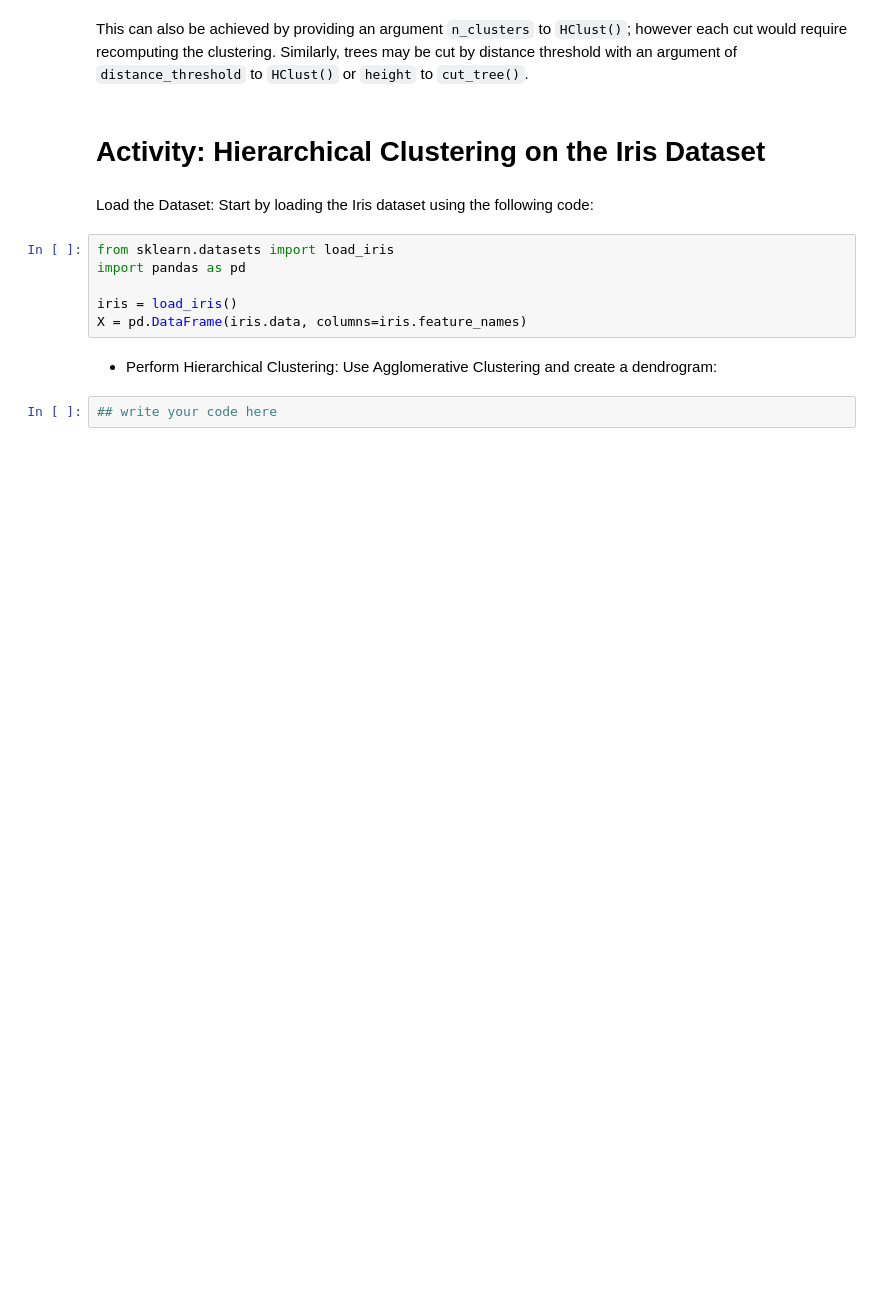
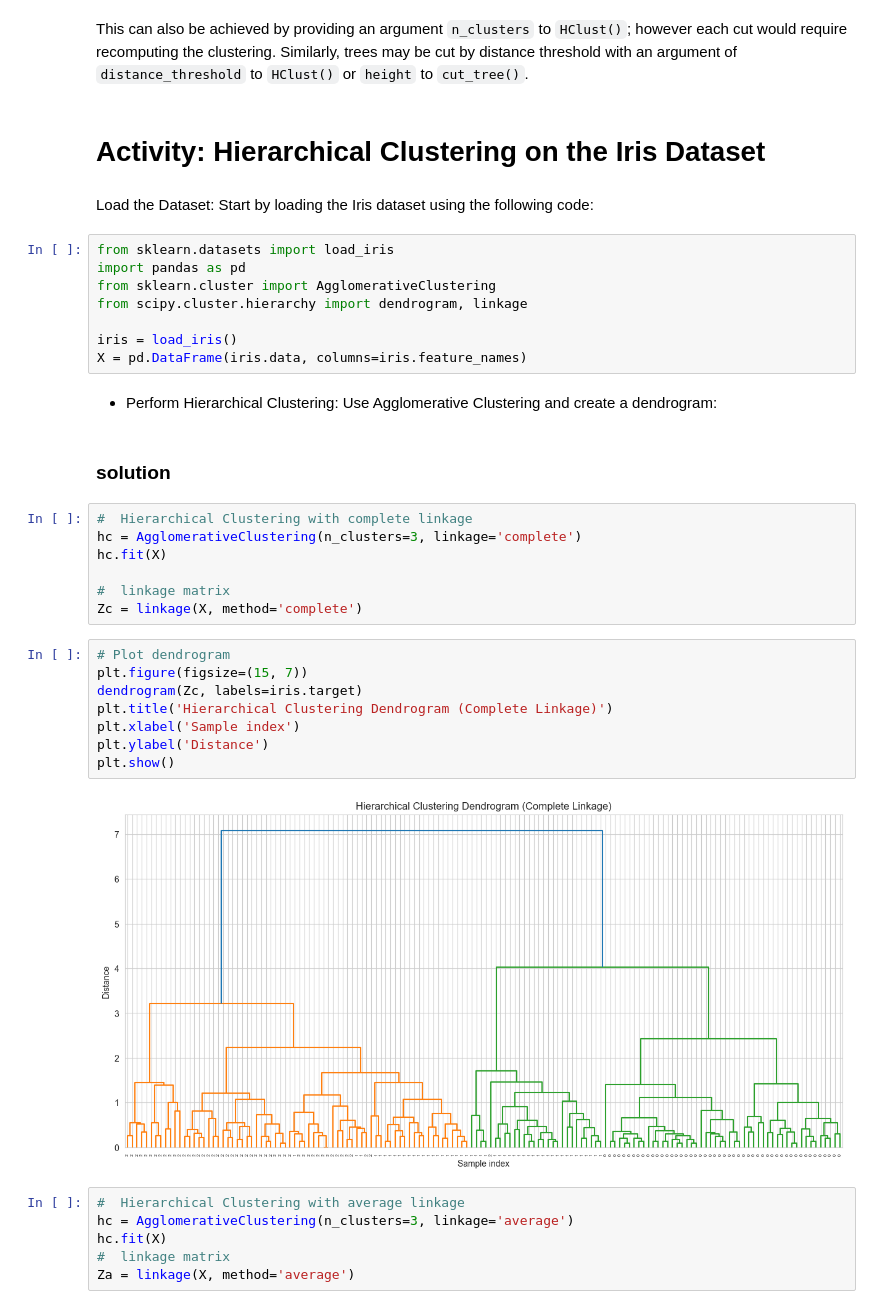
Before and after one commit to AIwaziri/Ai-305-LAB-ML, a Jupyter notebook: LAB11/K mean lab -WAZIRI.ipynb, the cells around one changed output. Cells and saved outputs as stored; diff of their text form; blank space fills up the shorter version.

```diff
--- a/LAB11/K mean lab -WAZIRI.ipynb
+++ b/LAB11/K mean lab -WAZIRI.ipynb
@@ -303,10 +332,35 @@ Load the Dataset: Start by loading the Iris dataset using the following code:
 # %%
 from sklearn.datasets import load_iris
 import pandas as pd
+from sklearn.cluster import AgglomerativeClustering
+from scipy.cluster.hierarchy import dendrogram, linkage
 
 iris = load_iris()
 X = pd.DataFrame(iris.data, columns=iris.feature_names)
 # %% [markdown]
 - Perform Hierarchical Clustering: Use Agglomerative Clustering and create a dendrogram:
+# %% [markdown]
+### solution
 # %%
-## write your code here
+#  Hierarchical Clustering with complete linkage
+hc = AgglomerativeClustering(n_clusters=3, linkage='complete')
+hc.fit(X)
+
+#  linkage matrix
+Zc = linkage(X, method='complete')
+# %%
+# Plot dendrogram
+plt.figure(figsize=(15, 7))
+dendrogram(Zc, labels=iris.target)
+plt.title('Hierarchical Clustering Dendrogram (Complete Linkage)')
+plt.xlabel('Sample index')
+plt.ylabel('Distance')
+plt.show()
+# %% [output]
+[figure, added]
+# %%
+#  Hierarchical Clustering with average linkage
+hc = AgglomerativeClustering(n_clusters=3, linkage='average')
+hc.fit(X)
+#  linkage matrix
+Za = linkage(X, method='average')
```
Also changed, not shown: parts of 21 cells of this notebook.
